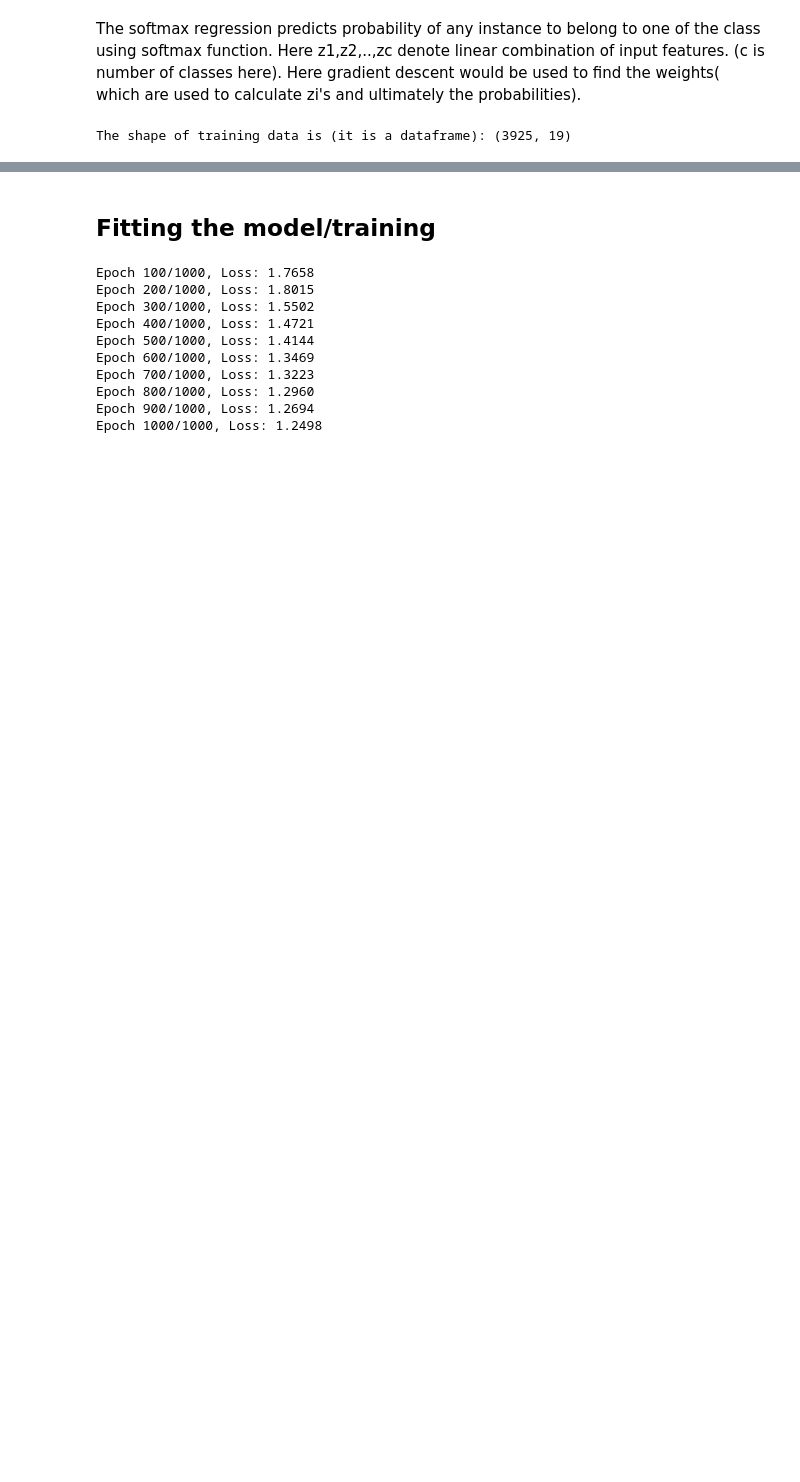
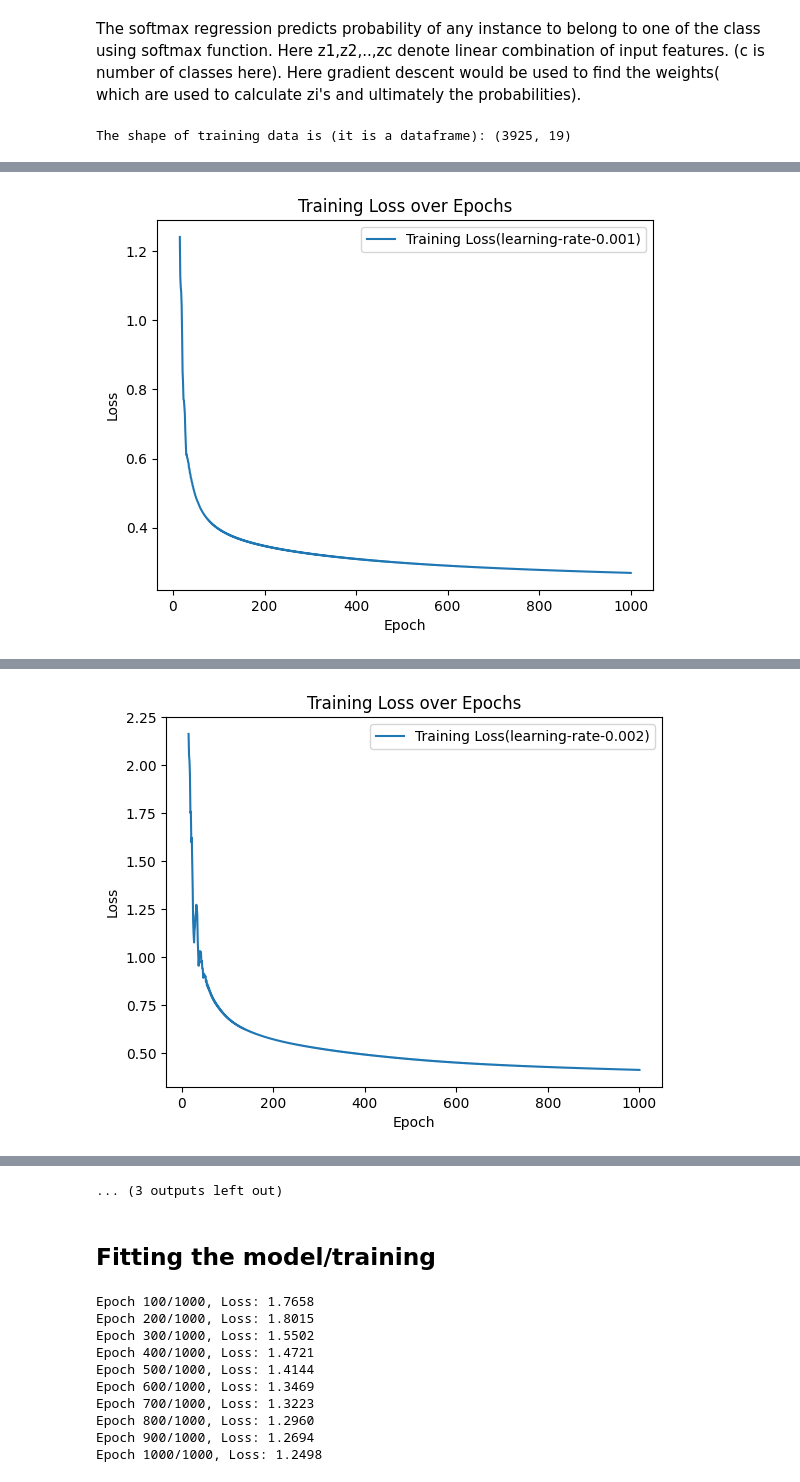
Before and after one commit to heckop/GroundWater_analyzer, a Jupyter notebook: Softmax_Implementation_And_Data_Preprocessing/SoftmaxRegression.ipynb, the cells around one changed output, grey strips where cells are left out. Drawn from its saved outputs; the diff is of its cells as text; code cells hidden in the pictures; blank space fills up the shorter version.

```diff
--- a/Softmax_Implementation_And_Data_Preprocessing/SoftmaxRegression.ipynb
+++ b/Softmax_Implementation_And_Data_Preprocessing/SoftmaxRegression.ipynb
@@ -314,0 +332,12 @@ class SoftmaxRegression:
+# %%
+learning_rates = [0.001,0.002,0.003,0.004,0.005,0.01,5]
+softmax_instances = []
+labels = []
+for lr in learning_rates:
+    softmax_instance = SoftmaxRegression(num_of_features, num_of_classes, learning_rate=lr)
+    softmax_instance.fit(X_train, y_train)
+    softmax_instances.append(softmax_instance)
+    labels.append(f'Learning Rate = {lr}')
+
+SoftmaxRegression.plot_losses(softmax_instances, labels)
+# %% [output]
@@ -314,0 +354 @@ class SoftmaxRegression:
+[figure, added]
@@ -314,0 +365 @@ class SoftmaxRegression:
+[figure, added]
@@ -315,3 +410,4 @@ class SoftmaxRegression:
+... (3 outputs left out)
 # %% [markdown]
 ## Fitting the model/training
 # %%
```
Also changed, not shown: parts of 10 cells of this notebook, 1 other file.
